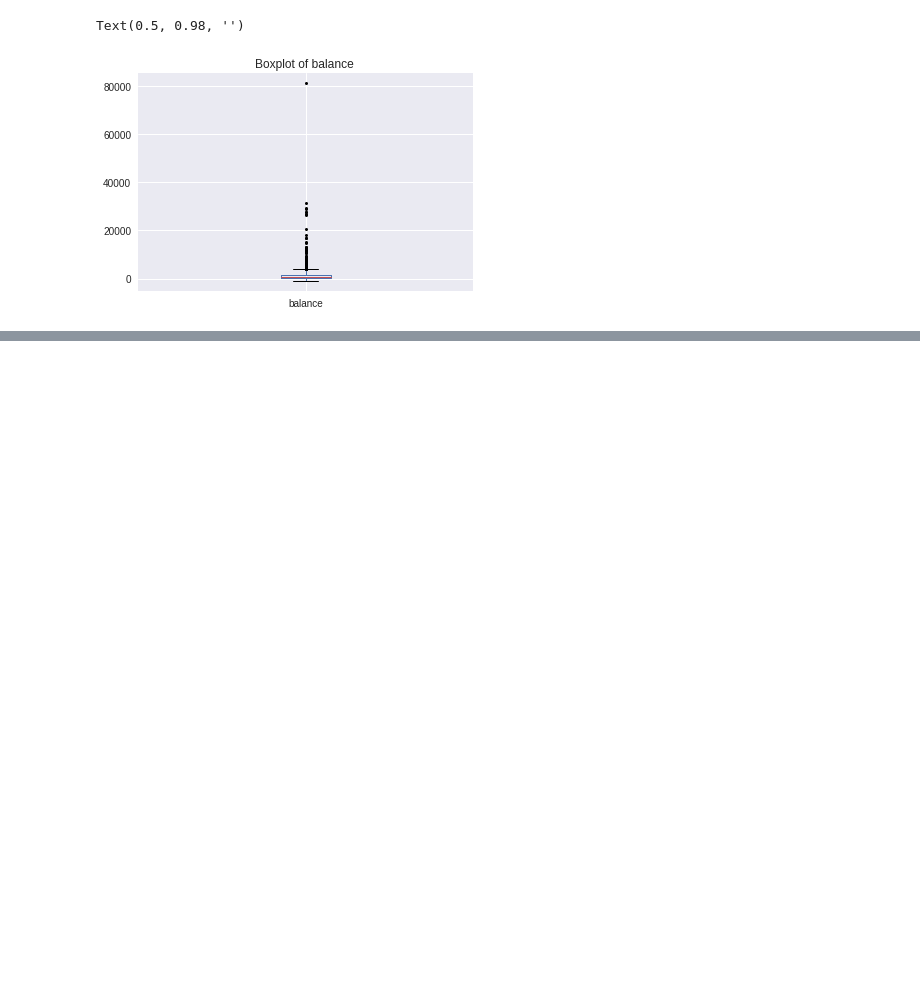
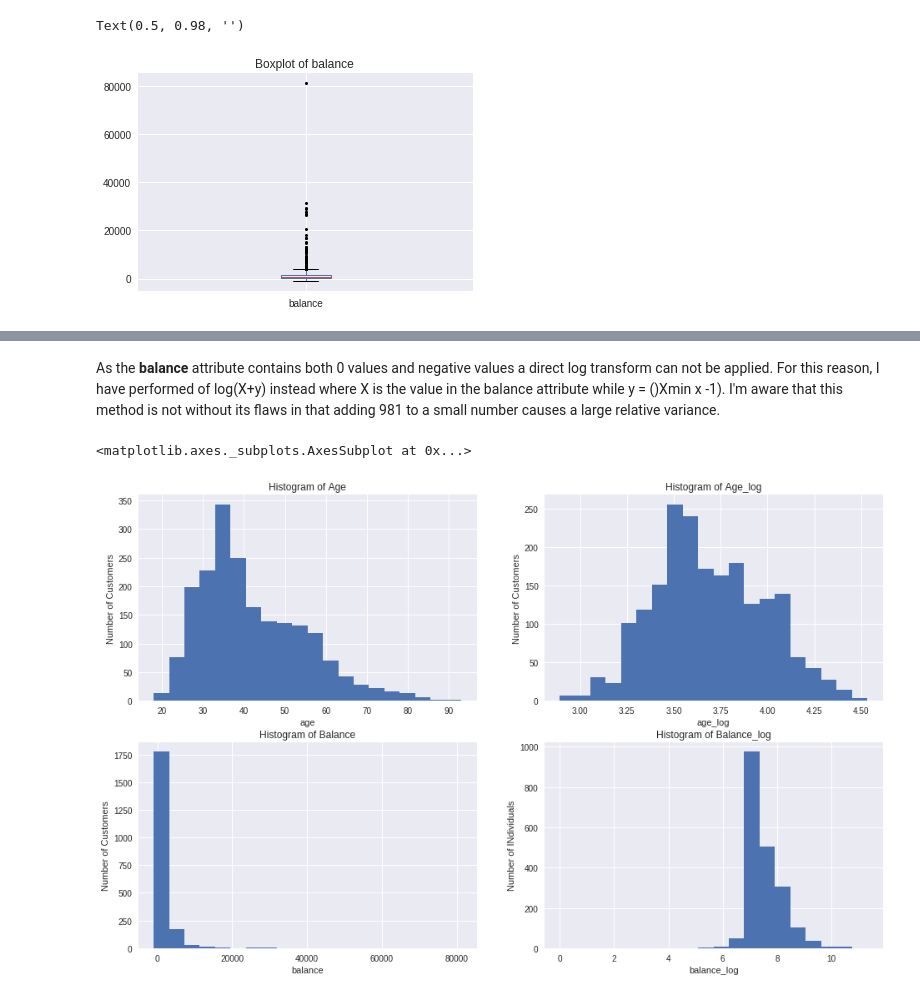
Before and after one commit to vipulpopat/MSCAI_Sem1_Etivity2, a Jupyter notebook: Etivity2_Eamon_OGairbhith_9638296.ipynb, the cells around one changed output, grey strips where cells are left out. Drawn from its saved outputs; the diff is of its cells as text; code cells hidden in the pictures; blank space fills up the shorter version.

```diff
--- a/Etivity2_Eamon_OGairbhith_9638296.ipynb
+++ b/Etivity2_Eamon_OGairbhith_9638296.ipynb
@@ -301,0 +304,3 @@ df.describe(exclude=[np.number])
+# %%
+# Use a log transformation to decrease the impact of extreme values in column age
+df['age_log'] = np.log(df['age'])
@@ -301,0 +319,41 @@ df.describe(exclude=[np.number])
+# %% [markdown]
+As the **balance** attribute contains both 0 values and negative values a direct log transform can not be applied. For this reason, I have performed of log(X+y) instead where X is the value in the balance attribute while y = ()Xmin x -1). I'm aware that this method is not without its flaws in that adding 981 to a small number causes a large relative variance.
+# %%
+
+df['balance_norm']= 981 + (df['balance'])
+# %%
+df['balance_log'] = np.log(df['balance_norm'])
+# %%
+# Create figure with four subplots
+fig = plt.figure(figsize=(16,10))
+
+# Plot age
+ax1 = fig.add_subplot(2, 2, 1)
+ax1.set_title("Histogram of Age")
+ax1.set_xlabel('age')
+ax1.set_ylabel('Number of Customers')
+df['age'].hist(bins=20)
+
+# Plot age_log
+ax2 = fig.add_subplot(2, 2, 2)
+ax2.set_title("Histogram of Age_log")
+ax2.set_xlabel('age_log')
+ax2.set_ylabel('Number of Customers')
+df['age_log'].hist(bins=20)
+
+# Plot balance
+ax3 = fig.add_subplot(2, 2, 3)
+ax3.set_title("Histogram of Balance")
+ax3.set_xlabel('balance')
+ax3.set_ylabel('Number of Customers')
+df['balance'].hist(bins=20)
+
+# Plot LoanAmount_log
+ax4 = fig.add_subplot(2, 2, 4)
+ax4.set_title("Histogram of Balance_log")
+ax4.set_xlabel('balance_log')
+ax4.set_ylabel('Number of INdividuals')
+df['balance_log'].hist(bins=20)
+# %% [output]
+<matplotlib.axes._subplots.AxesSubplot at 0x...>
+[figure, added]
```
Also changed, not shown: parts of 6 cells of this notebook.
